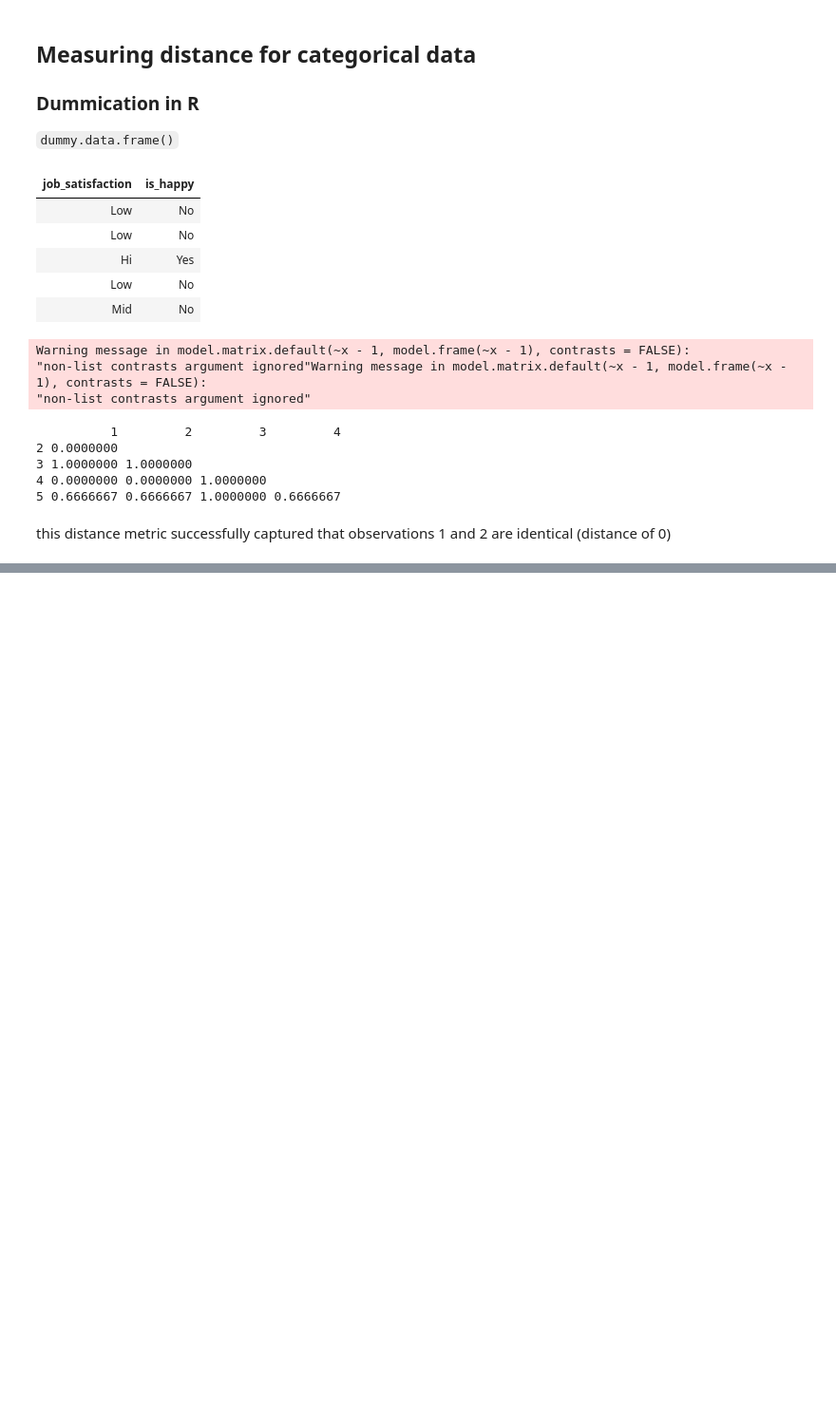
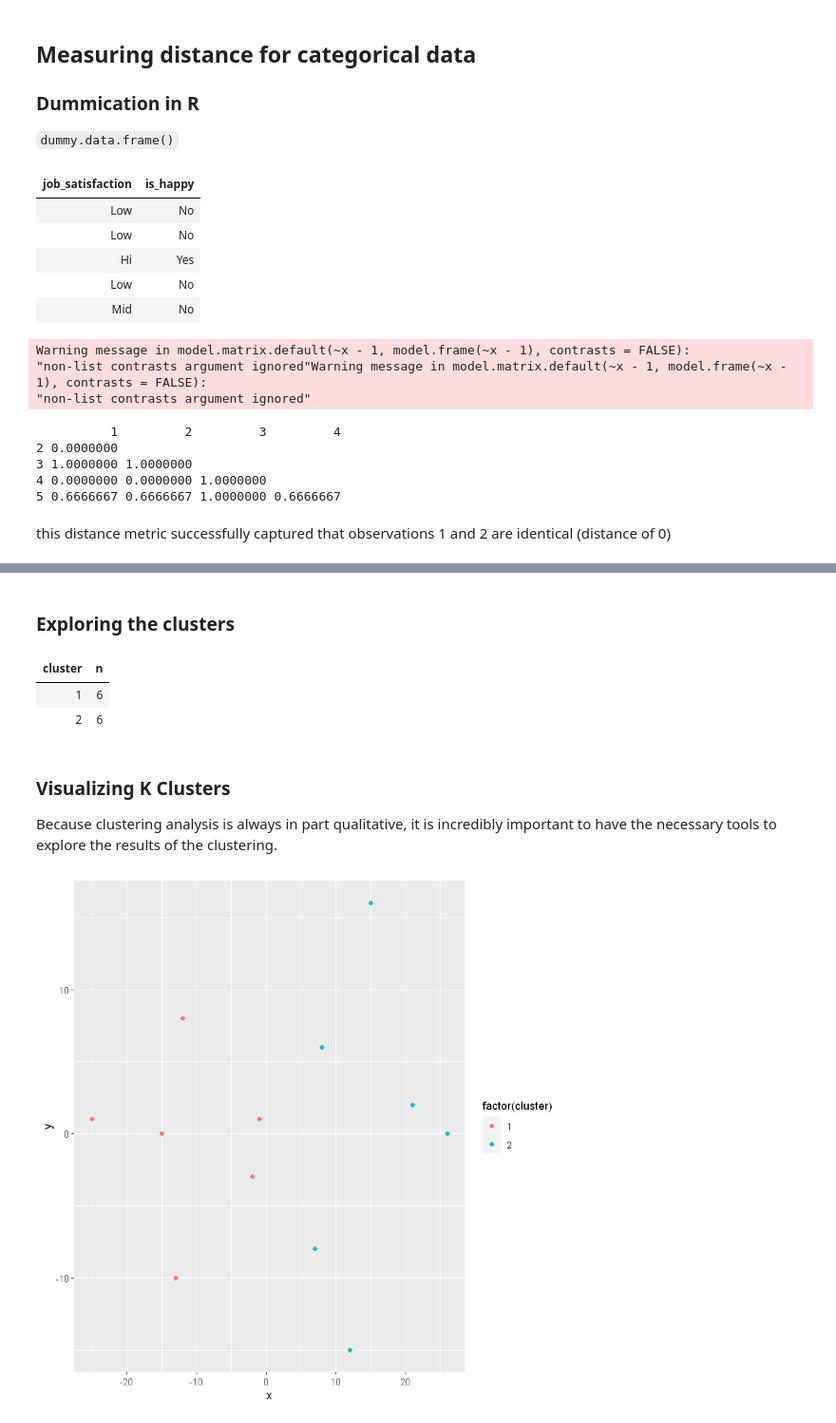
Before and after one commit to VictorOmondi1997/Cluster-Analysis-in-R, a Jupyter notebook: Cluster Analysis in R.ipynb, the cells around one changed output, grey strips where cells are left out. Shown: that part at 95% size. Saved outputs shown, nothing was run; the diff lists cells and outputs as text; code cells hidden in the pictures; blank space fills up the shorter version.

```diff
--- a/Cluster Analysis in R.ipynb
+++ b/Cluster Analysis in R.ipynb
@@ -140,0 +220,19 @@ this distance metric successfully captured that observations 1 and 2 are identic
+# %% [markdown]
+### Exploring the clusters
+# %%
+# Count the cluster assignments
+count(players_clustered, cluster)
+# %% [output]
+| cluster | n |
+| 1 | 6 |
+| 2 | 6 |
+# %% [markdown]
+### Visualizing K Clusters
+
+Because clustering analysis is always in part qualitative, it is incredibly important to have the necessary tools to explore the results of the clustering.
+# %%
+players_clustered %>%
+    ggplot(aes(x=x, y=y, color=factor(cluster)))+
+    geom_point()
+# %% [output]
+[figure, added]
```
Also changed, not shown: parts of 13 cells of this notebook.
